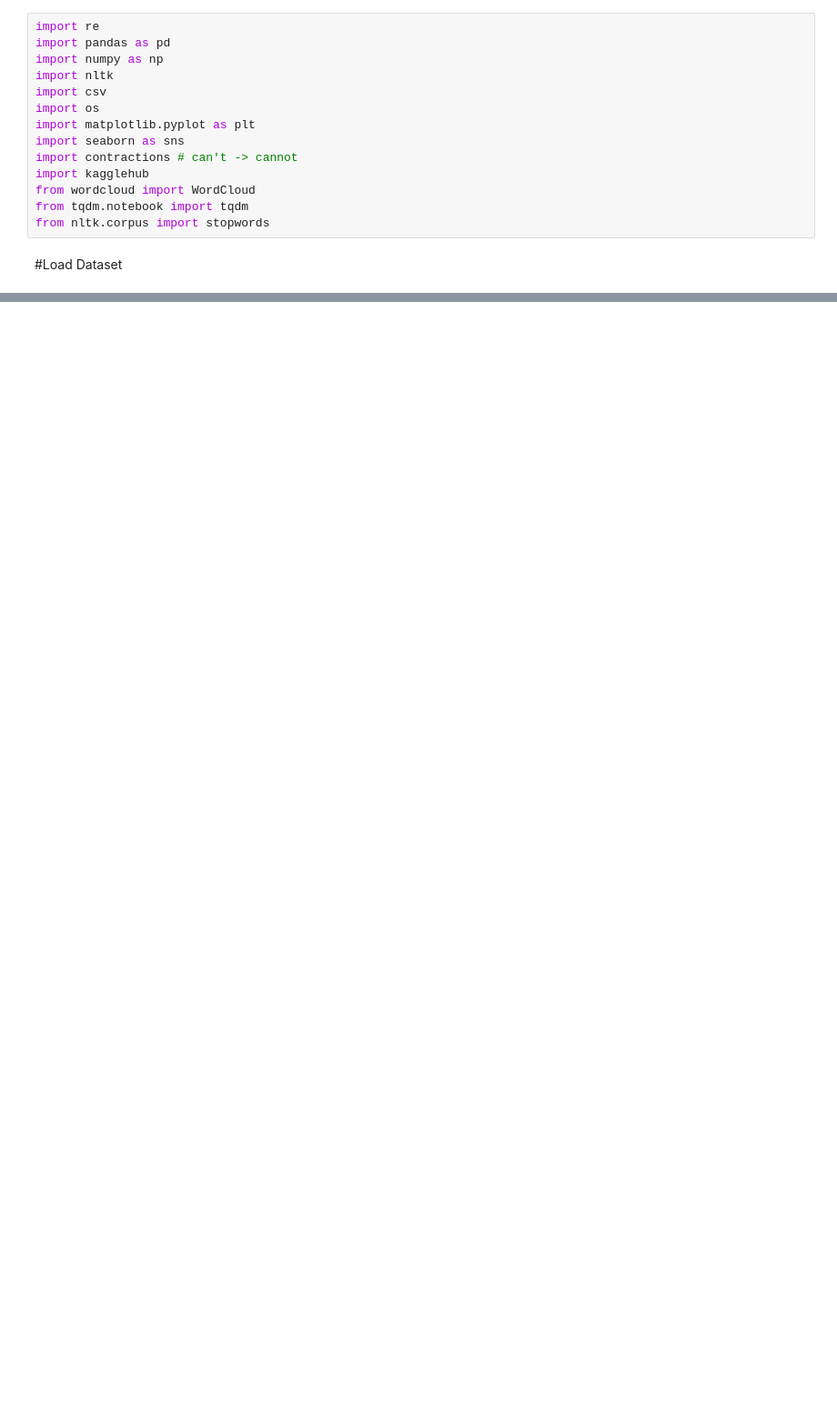
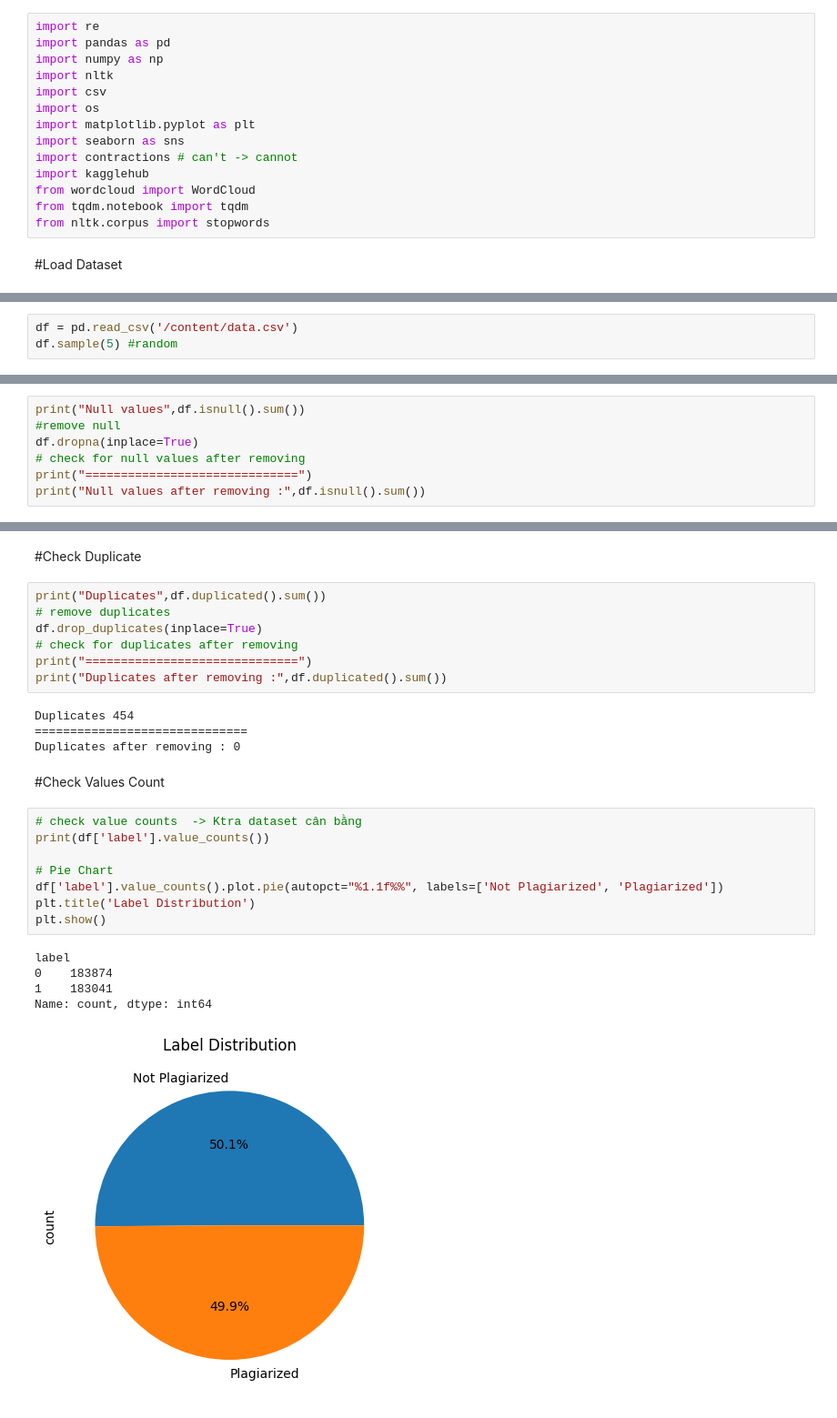
Before and after one commit to Theanh130124/SIC_Plagiarism_Detector, a Jupyter notebook: Plagiarism_Detector.ipynb, the cells around one changed output, grey strips where cells are left out. Shown at 91% size. Cells and saved outputs as stored; diff of their text form; blank space fills up the shorter version.

Commit message:
Update data preprocessing

```diff
--- a/Plagiarism_Detector.ipynb
+++ b/Plagiarism_Detector.ipynb
@@ -52,0 +55,3 @@ with open('data.csv', 'w', newline= '') as csvfile:
+# %%
+df = pd.read_csv('/content/data.csv')
+df.sample(5) #random
@@ -52,0 +73,7 @@ with open('data.csv', 'w', newline= '') as csvfile:
+# %%
+print("Null values",df.isnull().sum())
+#remove null
+df.dropna(inplace=True)
+# check for null values after removing
+print("==============================")
+print("Null values after removing :",df.isnull().sum())
@@ -52,0 +90,29 @@ with open('data.csv', 'w', newline= '') as csvfile:
+# %% [markdown]
+#Check Duplicate
+# %%
+print("Duplicates",df.duplicated().sum())
+# remove duplicates
+df.drop_duplicates(inplace=True)
+# check for duplicates after removing
+print("==============================")
+print("Duplicates after removing :",df.duplicated().sum())
+# %% [output]
+Duplicates 454
+==============================
+Duplicates after removing : 0
+# %% [markdown]
+#Check Values Count
+# %%
+# check value counts  -> Ktra dataset cân bằng
+print(df['label'].value_counts())
+
+# Pie Chart
+df['label'].value_counts().plot.pie(autopct="%1.1f%%", labels=['Not Plagiarized', 'Plagiarized'])
+plt.title('Label Distribution')
+plt.show()
+# %% [output]
+label
+0    183874
+1    183041
+Name: count, dtype: int64
+[figure, added]
```
Also changed, not shown: parts of 9 cells of this notebook.
